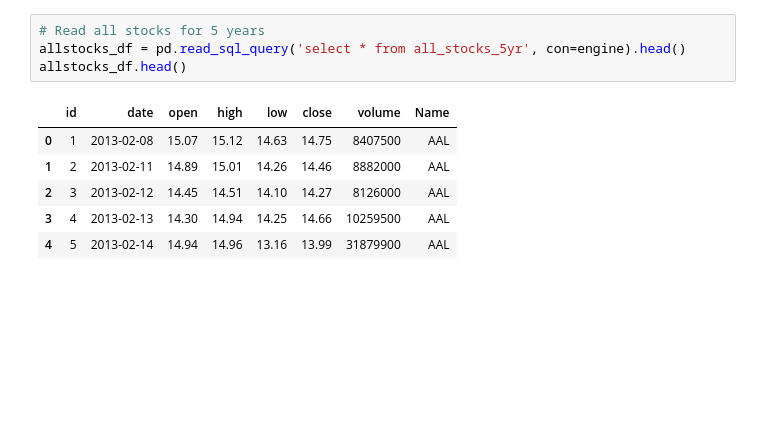
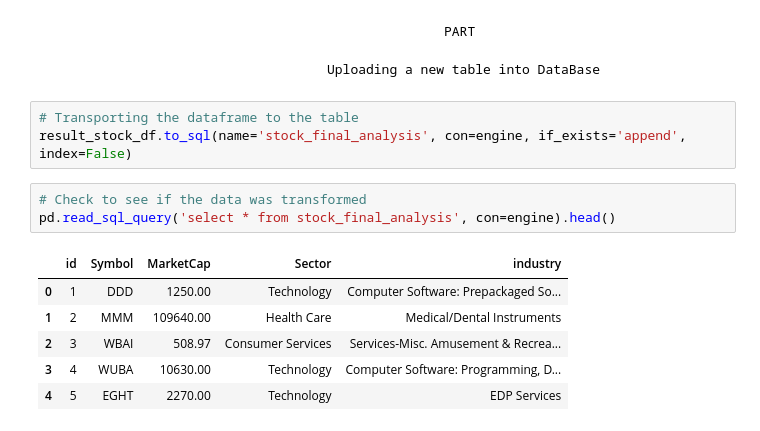
Before and after one commit to jcrossru/ETL_project, a Jupyter notebook: industry_analysis.ipynb, the cells around one changed output. Saved outputs shown, nothing was run; the diff lists cells and outputs as text; blank space fills up the shorter version.

Commit message:
♻️: Sector Analysis
Uploaded tables from stock_db, performed some data minging, pushed a new table into database, run sector analysis

```diff
--- a/industry_analysis.ipynb
+++ b/industry_analysis.ipynb
@@ -18,11 +113,17 @@ engine = create_engine(f'mysql+pymysql://{rds_connection_string}')
+# %% [markdown]
+                                                      PART
+
+                                       Uploading a new table into DataBase
+# %%
+# Transporting the dataframe to the table
+result_stock_df.to_sql(name='stock_final_analysis', con=engine, if_exists='append', index=False)
 # %%
-# Read all stocks for 5 years
-allstocks_df = pd.read_sql_query('select * from all_stocks_5yr', con=engine).head()
-allstocks_df.head()
+# Check to see if the data was transformed
+pd.read_sql_query('select * from stock_final_analysis', con=engine).head()
 # %% [output]
-|  | id | date | open | high | low | close | volume | Name |
-| 0 | 1 | 2013-02-08 | 15.07 | 15.12 | 14.63 | 14.75 | 8407500 | AAL |
-| 1 | 2 | 2013-02-11 | 14.89 | 15.01 | 14.26 | 14.46 | 8882000 | AAL |
-| 2 | 3 | 2013-02-12 | 14.45 | 14.51 | 14.10 | 14.27 | 8126000 | AAL |
-| 3 | 4 | 2013-02-13 | 14.30 | 14.94 | 14.25 | 14.66 | 10259500 | AAL |
-| 4 | 5 | 2013-02-14 | 14.94 | 14.96 | 13.16 | 13.99 | 31879900 | AAL |
+|  | id | Symbol | MarketCap | Sector | industry |
+| 0 | 1 | DDD | 1250.00 | Technology | Computer Software: Prepackaged So... |
+| 1 | 2 | MMM | 109640.00 | Health Care | Medical/Dental Instruments |
+| 2 | 3 | WBAI | 508.97 | Consumer Services | Services-Misc. Amusement & Recrea... |
+| 3 | 4 | WUBA | 10630.00 | Technology | Computer Software: Programming, D... |
+| 4 | 5 | EGHT | 2270.00 | Technology | EDP Services |
```
Also changed, not shown: parts of 27 cells of this notebook.
